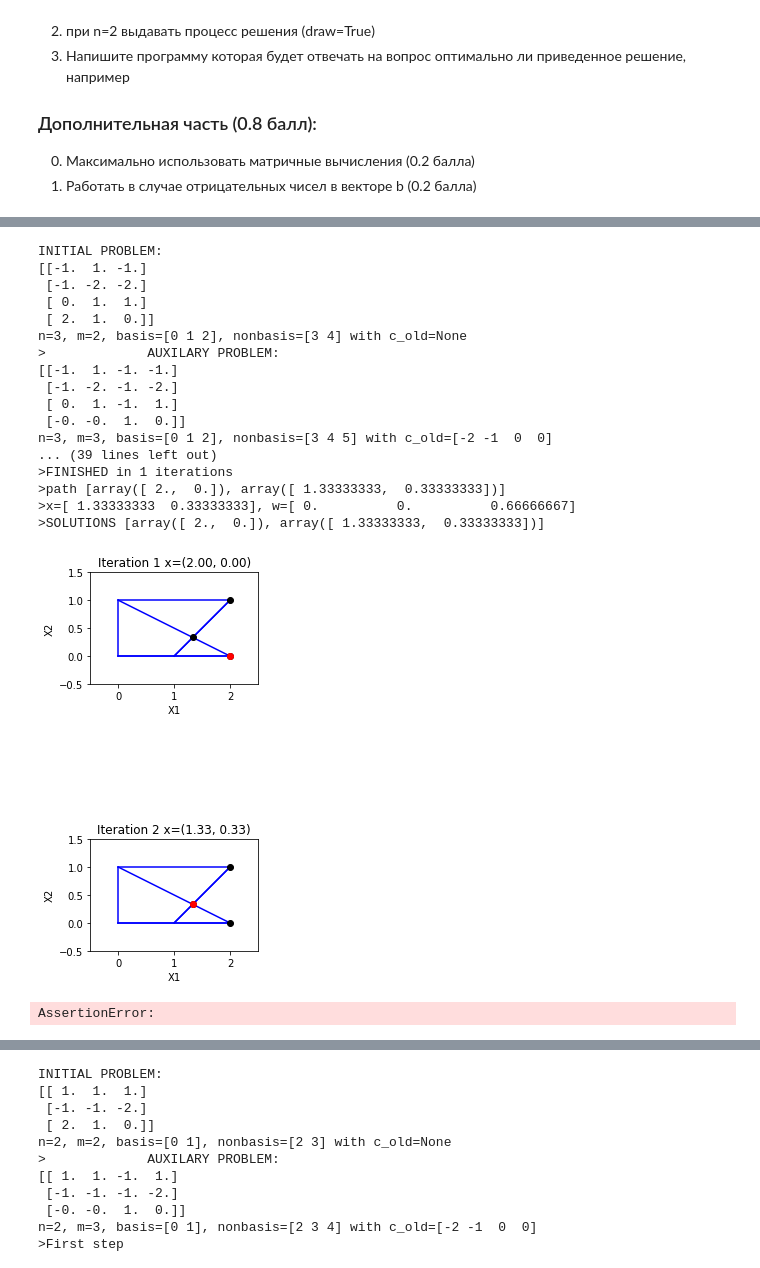
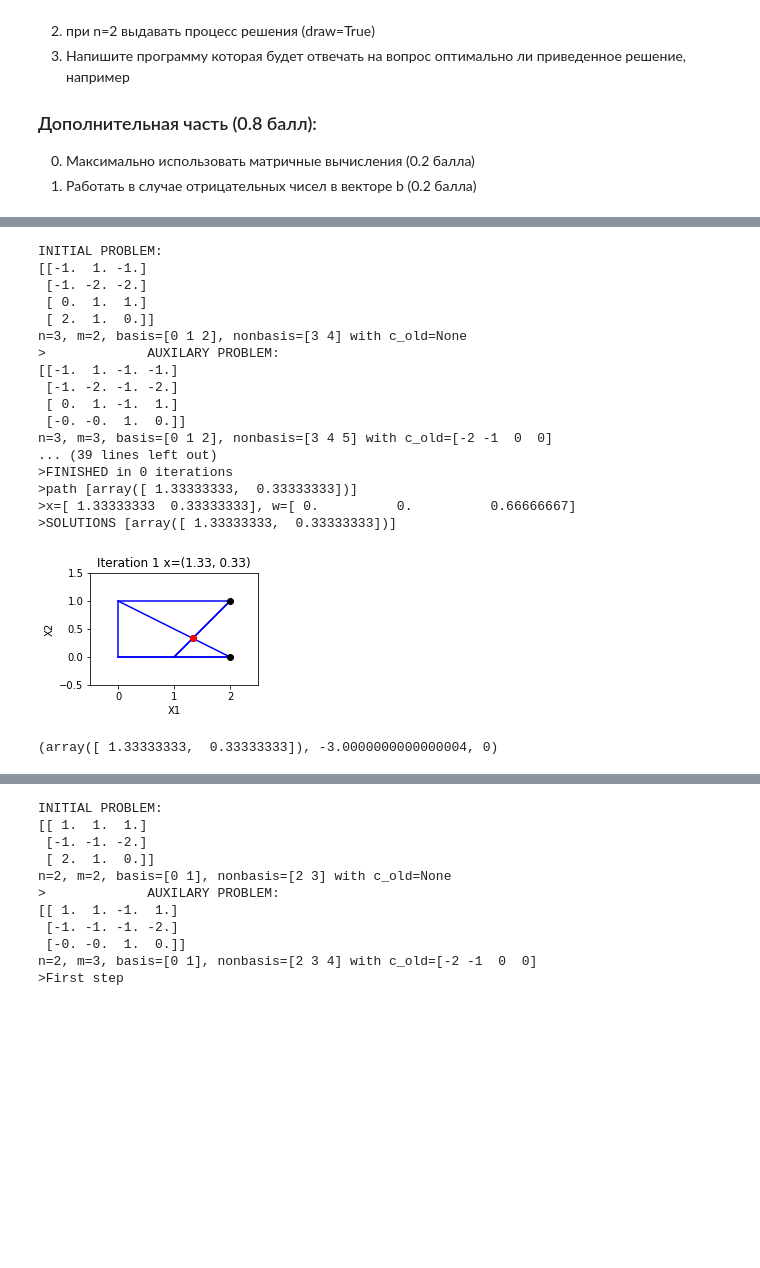
Before and after one commit to Wiki-fan/MIPT-all, a Jupyter notebook: задание.ipynb, the cells around one changed output, grey strips where cells are left out. Drawn from its saved outputs; the diff is of its cells as text; code cells hidden in the pictures; blank space fills up the shorter version.

```diff
--- a/задание.ipynb
+++ b/задание.ipynb
@@ -121,9 +121,14 @@ class SP:
         if method=='largest_coef':
             j = np.argmin(ST[-1][:-1])
         elif method=='blend':
-            #j = np.argmin(np.ma.array(nonbasis, mask=(ST[-1][:-1]>=0)))
+            #j = np.argmin(np.ma.array(nonbasis, mask=(ST[-1][:-1]>=-epsilon)))
             #j = nonbasis[(ST[-1][:-1]<0)][0]
-            j = np.where(ST[-1][:-1]<0+epsilon)[0][0]
+            #j = np.where(ST[-1][:-1]<0+epsilon)[0][0]
+            ma = np.ma.masked_where(ST[-1, :-1] >= -epsilon, ST[-1, :-1])
+            if ma.count() == 0:
+                raise Exception("Something")
+            #j = np.where(ma.mask == False)[0][0]
+            j = np.argmin(ma)
         elif method=='lexical':
             j = np.argmin(ST[-1][:-1]) # любой
         else:
@@ -134,13 +139,14 @@ class SP:
             raise Exception('Problem is unbounded')
         mb = np.ma.masked_where(ST[:-1, j] <= epsilon, ST[:-1, -1])
 
-        ratios = mb/ma
+        ratios = abs(mb/ma)
         log.info('j=%s'%j)
         #ratios = ST[:, -1][:-1]/ST[:, j][:-1]
         log.debug('ratios %s'%ratios)
         if (ratios<0).all():
             raise Exception('Problem is unbounded')
-        i = np.where(ratios == ratios.min())[0][0]
+        i = np.where(ratios == ratios.min())[0][0] #worked
+
 #         ma = np.ma.masked_where(T[:-k, pivcol] <= tol, T[:-k, pivcol], copy=False)
 #     if ma.count() == 0:
 #         return False, np.nan
@@ -170,7 +176,8 @@ class SP:
             elif method=='blend':
                 print('min', ratios.min())
                 #i = np.argmin(np.ma.array(basis, mask=np.logical_not(float_equal(ratios, ratios[i]))))
-                i = np.where(ratios == ratios.min())[0][0]
+                #i = np.where(ratios == ratios.min())[0][0]
+                i = np.argmin(np.ma.array(basis, mask=np.logical_not(float_equal(ratios, ratios[i]))))
         log.info('i=%s'%i)
         return i, j
 
@@ -374,6 +381,7 @@ def solve_lin_prog (A, b, c, method='blend', start_point=None, draw=False):
         sp.nonbasis = np.delete(sp.nonbasis, i)
         sp.m -= 1
         sp.c_old = None
+        sp.ST[-1][-1] *= -1
     else:
         sp = SP(A, b, c)
 
@@ -410,8 +418,8 @@ def solve_lin_prog (A, b, c, method='blend', start_point=None, draw=False):
     if draw == True:
         draw_all(sp, solutions)
 
-    assert(sp.ST[-1][-1] == sp.c @ x)
-    return x, sp.ST[-1][-1], iteration_number
+    #assert(sp.ST[-1][-1] == sp.c @ x)
+    return x, sp.c @ x, iteration_number
 
 
 def solve_dual(A, b, c, draw=False):
@@ -507,35 +513,30 @@ n=2, m=2, basis=[0 2], nonbasis=[1 3] with c_old=None
 # %%
 # Пример инициализации
 A=np.array([[-1,1],[-1, -2], [0, 1]])
 b=np.array([-1, -2, 1])
 c=np.array([-2, -1])
-ans = solve_lin_prog(A, b, c, method=method, draw=True)
+ans = solve_lin_prog(A, b, c, method='largest_coef', draw=True)
 corr_ans = (np.array([ 1.33333333,  0.33333333]), -3)
-assert((float_equal(ans[0], corr_ans[0])).all()  and float_equal(ans[1], corr_ans[1]).all())
-
-# Пример инициализации
-#WRONG ANSWER
-A = np.array([[-4,-2],[-2,0], [3,2],[-1,3], [0,-3]])
-b = np.array([-8,-2,10,1,-2])
-c = np.array([-3,4])
-ans = solve_lin_prog(A, b, c, method=method, draw=True)
+print(ans)
+assert((float_equal(ans[0], corr_ans[0])).all() and float_equal(ans[1], corr_ans[1]).all())
+#assert(((ans[0]== corr_ans[0])).all()  and (ans[1]== corr_ans[1]).all())
 # %% [output]
 INITIAL PROBLEM:
 [[-1.  1. -1.]
  [-1. -2. -2.]
  [ 0.  1.  1.]
  [ 2.  1.  0.]]
 n=3, m=2, basis=[0 1 2], nonbasis=[3 4] with c_old=None
 >             AUXILARY PROBLEM:
 [[-1.  1. -1. -1.]
  [-1. -2. -1. -2.]
  [ 0.  1. -1.  1.]
  [-0. -0.  1.  0.]]
 n=3, m=3, basis=[0 1 2], nonbasis=[3 4 5] with c_old=[-2 -1  0  0]
 ... (39 lines left out)
->FINISHED in 1 iterations
->path [array([ 2.,  0.]), array([ 1.33333333,  0.33333333])]
+>FINISHED in 0 iterations
+>path [array([ 1.33333333,  0.33333333])]
 >x=[ 1.33333333  0.33333333], w=[ 0.          0.          0.66666667]
->SOLUTIONS [array([ 2.,  0.]), array([ 1.33333333,  0.33333333])]
+>SOLUTIONS [array([ 1.33333333,  0.33333333])]
-[figure, old version]
+[figure, new version]
-AssertionError:
+(array([ 1.33333333,  0.33333333]), -3.0000000000000004, 0)
```
Also changed, not shown: parts of 10 cells of this notebook.
